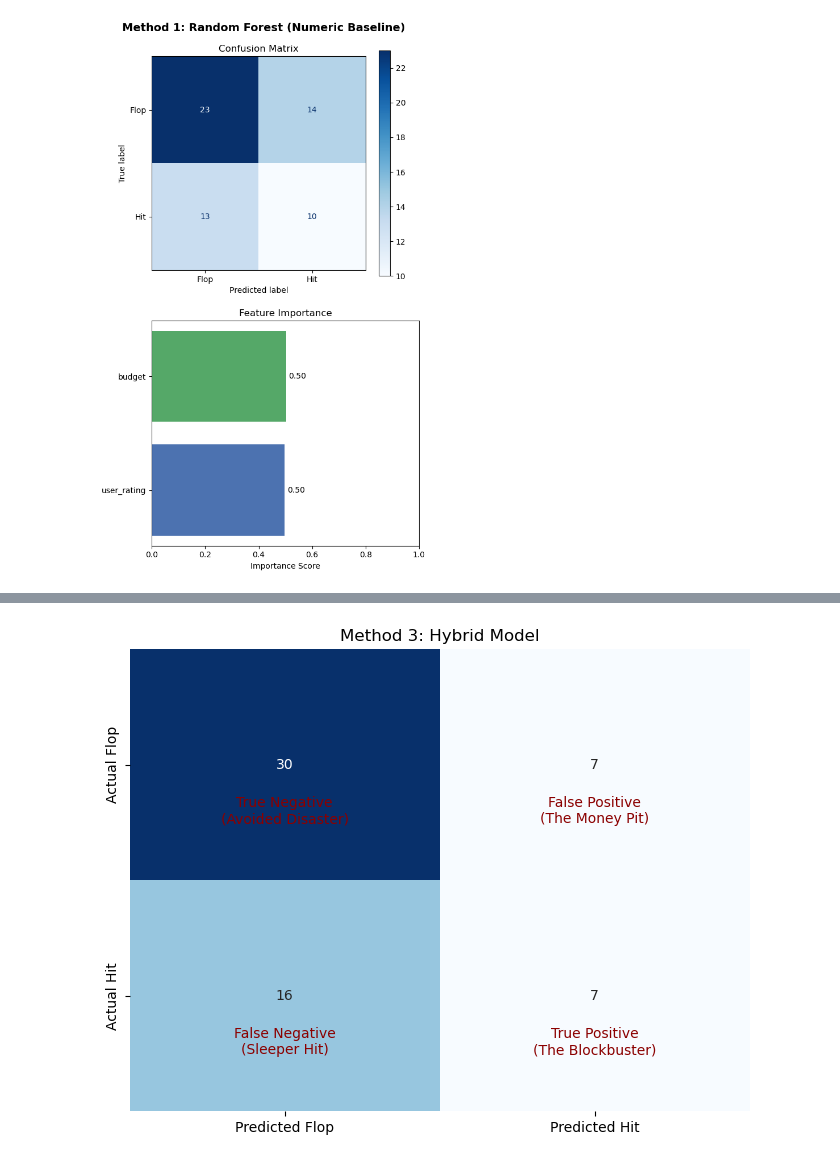
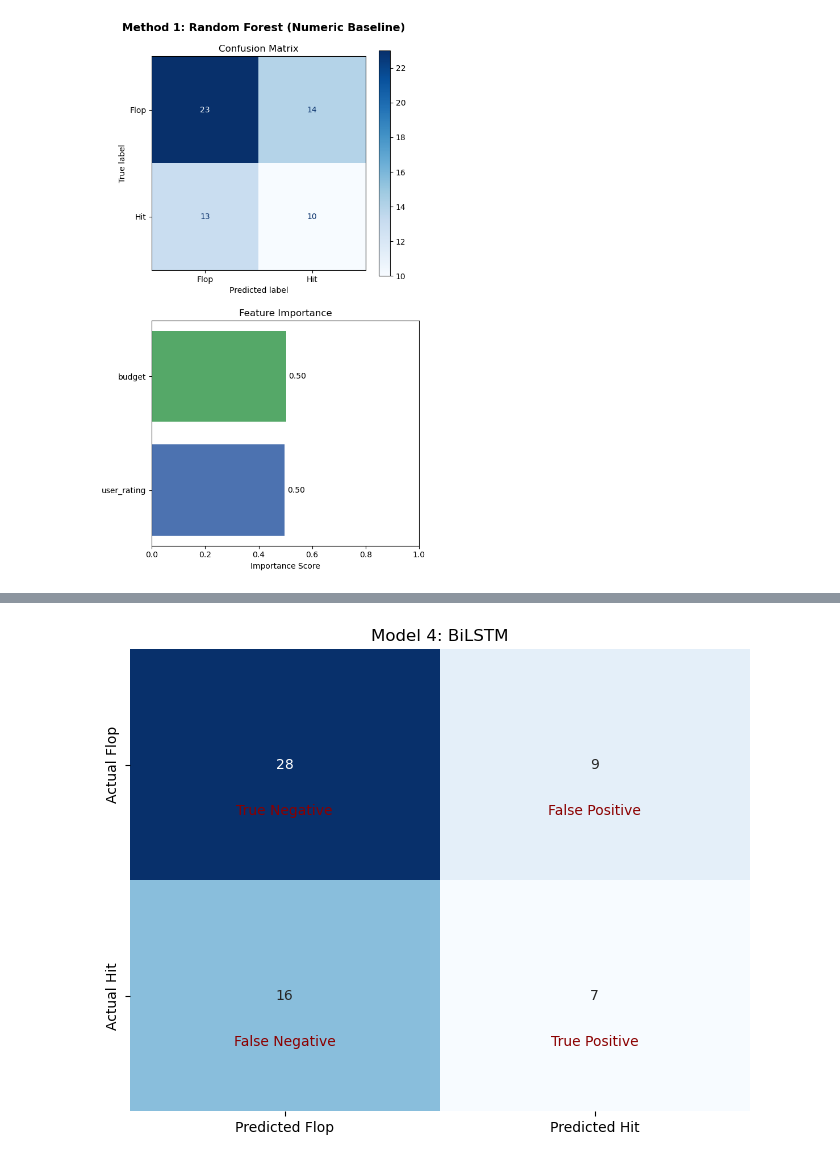
Before and after one commit to diane-zhou/psych186b-project, a Jupyter notebook: all_model_code.ipynb, the cells around one changed output, grey strips where cells are left out. Saved outputs shown, nothing was run; the diff lists cells and outputs as text; code cells hidden in the pictures.

```diff
--- a/all_model_code.ipynb
+++ b/all_model_code.ipynb
@@ -906,15 +772,0 @@ Note: you may need to restart the kernel to use updated packages.
-# %%
-from torchview import draw_graph
-import torch
-
-# Assuming Strategy3HybridModel is your class name
-model = model_hybrid(num_numeric_inputs=3)
-
-# Generate the diagram
-model_graph = draw_graph(model, input_data=[
-    torch.randint(0, 100, (1, 128)), # input_ids
-    torch.ones((1, 128)),            # mask
-    torch.randn((1, 3))              # numeric_features
-], expand_nested=True)
-
-model_graph.visual_graph.render("hybrid_model_arch", format="png")
@@ -927,16 +773,15 @@ plot_economic_matrix(test_df['label'], m3_preds, "Strategy 3: Hybrid Model Confu
 # %%
-# method 4: LSTM
+# model 4: biLSTM
 
-# 1. SIMPLE VOCABULARY BUILDER
-
-# To use an LSTM, we must turn words into integers manually.
+# functions
 def build_vocab(texts, max_vocab=10000):
     words = " ".join(texts).lower().split()
     count = Counter(words)
-    # Filter for most common words
+
     vocab = {word: i+2 for i, (word, _) in enumerate(count.most_common(max_vocab))}
     vocab["<PAD>"] = 0
     vocab["<UNK>"] = 1
+
     return vocab
 
 def text_to_indices(text, vocab):
@@ -952,7 +797,7 @@ def tune_lstm(train_indices, train_labels, test_indices, test_labels, vocab, dev
     best_f1 = 0
     best_params = {}
 
-    # Pre-pad data
+    # what is pad_sequence
     X_train = pad_sequence(train_indices, batch_first=True, padding_value=0)[:, :512].to(device)
     y_train = torch.tensor(train_labels.values, dtype=torch.float32).to(device)
     X_test = pad_sequence(test_indices, batch_first=True, padding_value=0)[:, :512].to(device)
@@ -987,66 +832,59 @@ def tune_lstm(train_indices, train_labels, test_indices, test_labels, vocab, dev
 
     return best_params
 
-# 2. LSTM ARCHITECTURE (Sequential Memory Model)
 class MovieLSTM(nn.Module):
     def __init__(self, vocab_size, embed_dim, hidden_dim, dropout_prob=0.3):
         super(MovieLSTM, self).__init__()
         self.embedding = nn.Embedding(vocab_size, embed_dim, padding_idx=0)
-        # Bidirectional=True mimics reading the review forward and backward
         self.lstm = nn.LSTM(embed_dim, hidden_dim, batch_first=True, bidirectional=True)
-        # 2 * hidden_dim because it is bidirectional
         self.dropout = nn.Dropout(dropout_prob)
         self.fc = nn.Linear(hidden_dim * 2, 1)
 
     def forward(self, x):
         embedded = self.embedding(x)
-        # We only take the final hidden state (the "memory") to make the prediction
         _, (hidden, _) = self.lstm(embedded)
-        # Concatenate the final forward and backward hidden states
         hidden_cat = torch.cat((hidden[-2,:,:], hidden[-1,:,:]), dim=1)
         hidden_cat = self.dropout(hidden_cat)
         return self.fc(hidden_cat).squeeze(1)
 
-# 3. PREPARATION & TRAINING
-print("--- RUNNING METHOD 4: BIDIRECTIONAL LSTM ---")
+print("Running Model 4: Bidirectional LSTM")
 
-# Use df_final (your winning trial)
 vocab = build_vocab(train_df['review_text'])
 train_indices = [torch.tensor(text_to_indices(t, vocab)) for t in train_df['review_text']]
 test_indices = [torch.tensor(text_to_indices(t, vocab)) for t in test_df['review_text']]
 
-# run tuner
-print("Finding optimal hyperparameters...")
-best_configs = tune_lstm(train_indices, train_df['label'], test_indices, test_df['label'], vocab, device)
+# hyperparameter tuning
+print("Running hyperparameter tuning:")
+best_params_m4 = tune_lstm(train_indices, train_df['label'], test_indices, test_df['label'], vocab, device)
 
 # data prep
-X_train_lstm = pad_sequence(train_indices, batch_first=True, padding_value=0)[:, :512]
-X_test_lstm = pad_sequence(test_indices, batch_first=True, padding_value=0)[:, :512]
-y_train_lstm = torch.tensor(train_df['label'].values, dtype=torch.float32)
+X_train_m4 = pad_sequence(train_indices, batch_first=True, padding_value=0)[:, :512]
+X_test_m4 = pad_sequence(test_indices, batch_first=True, padding_value=0)[:, :512]
+y_train_m4 = torch.tensor(train_df['label'].values, dtype=torch.float32)
 
-# final training
-print(f"Training final LSTM with: {best_configs}")
-lstm_model = MovieLSTM(len(vocab), 128, best_configs['hidden'], best_configs['dropout']).to(device)
-optimizer = torch.optim.Adam(lstm_model.parameters(), lr=best_configs['lr'])
+# training
+print(f"Training LSTM with: {best_params_m4}")
+lstm_model = MovieLSTM(len(vocab), 128, best_params_m4['hidden'], best_params_m4['dropout']).to(device)
+optimizer = torch.optim.Adam(lstm_model.parameters(), lr=best_params_m4['lr'])
 criterion = nn.BCEWithLogitsLoss()
 
-# Training Loop
 lstm_model.train()
 for epoch in range(5):
     optimizer.zero_grad()
-    outputs = lstm_model(X_train_lstm.to(device))
-    loss = criterion(outputs, y_train_lstm.to(device))
+    outputs = lstm_model(X_train_m4.to(device))
+    loss = criterion(outputs, y_train_m4.to(device))
     loss.backward()
     torch.nn.utils.clip_grad_norm_(lstm_model.parameters(), max_norm=1.0)
     optimizer.step()
     print(f"Epoch {epoch+1} Loss: {loss.item():.4f}")
 
-# 4. EVALUATION
+# evaluation
 lstm_model.eval()
 with torch.no_grad():
-    m4_logits = lstm_model(X_test_lstm.to(device))
+    m4_logits = lstm_model(X_test_m4.to(device))
     m4_preds = (torch.sigmoid(m4_logits) >= 0.5).int().cpu().numpy()
 
 m4_f1 = f1_score(test_df['label'], m4_preds, average='weighted')
-print(f"\nMethod 4 (LSTM) F1-Score: {m4_f1:.3f}")
+print(f"\nModel 4 - BiLSTM F1-Score: {m4_f1:.3f}")
+plot_economic_matrix(test_df['label'], m4_preds, "Model 4: BiLSTM")
 # %% [output]
@@ -1070 +908 @@ Method 4 (LSTM) F1-Score: 0.591
-[figure, old version]
+[figure, new version]
```
Also changed, not shown: parts of 26 cells of this notebook.
